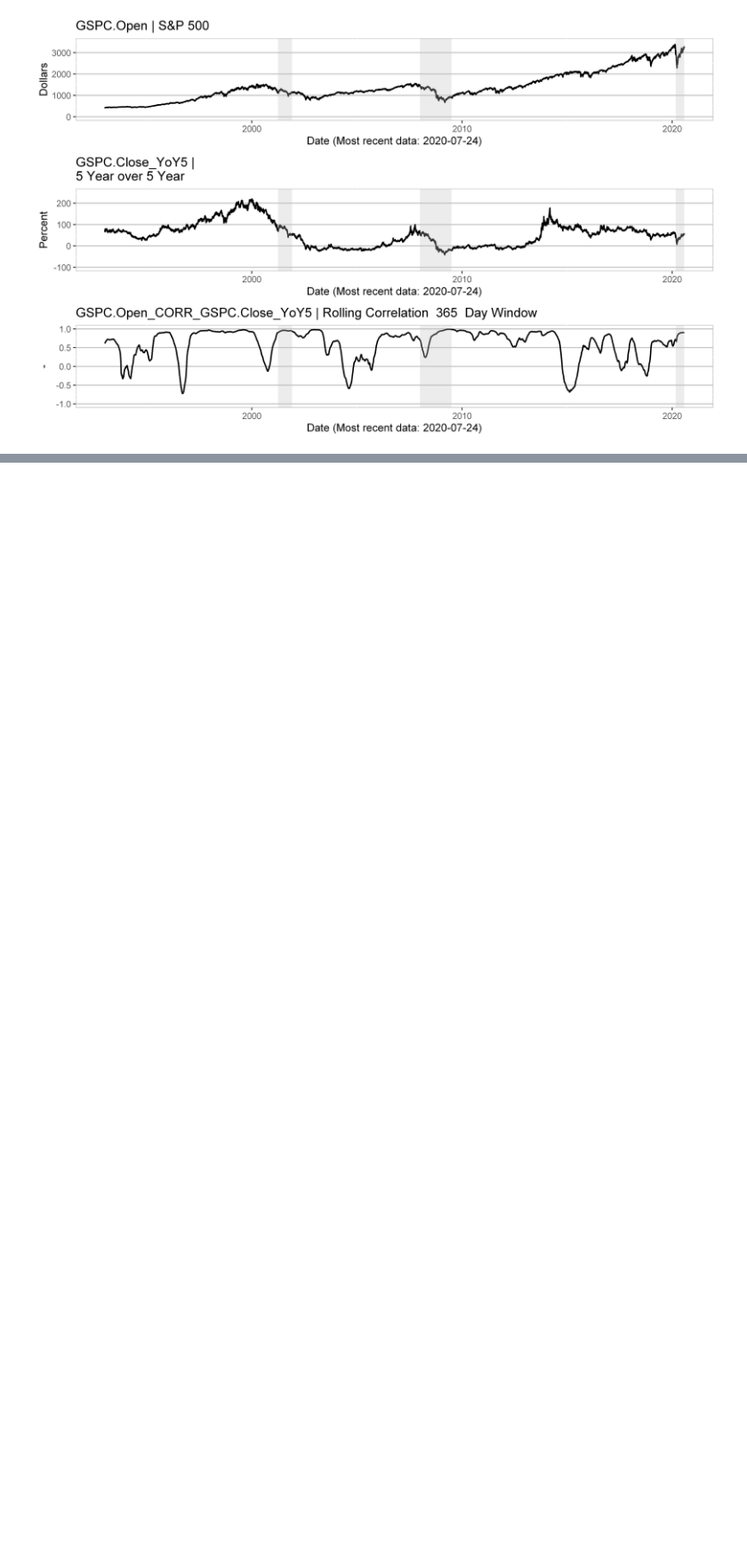
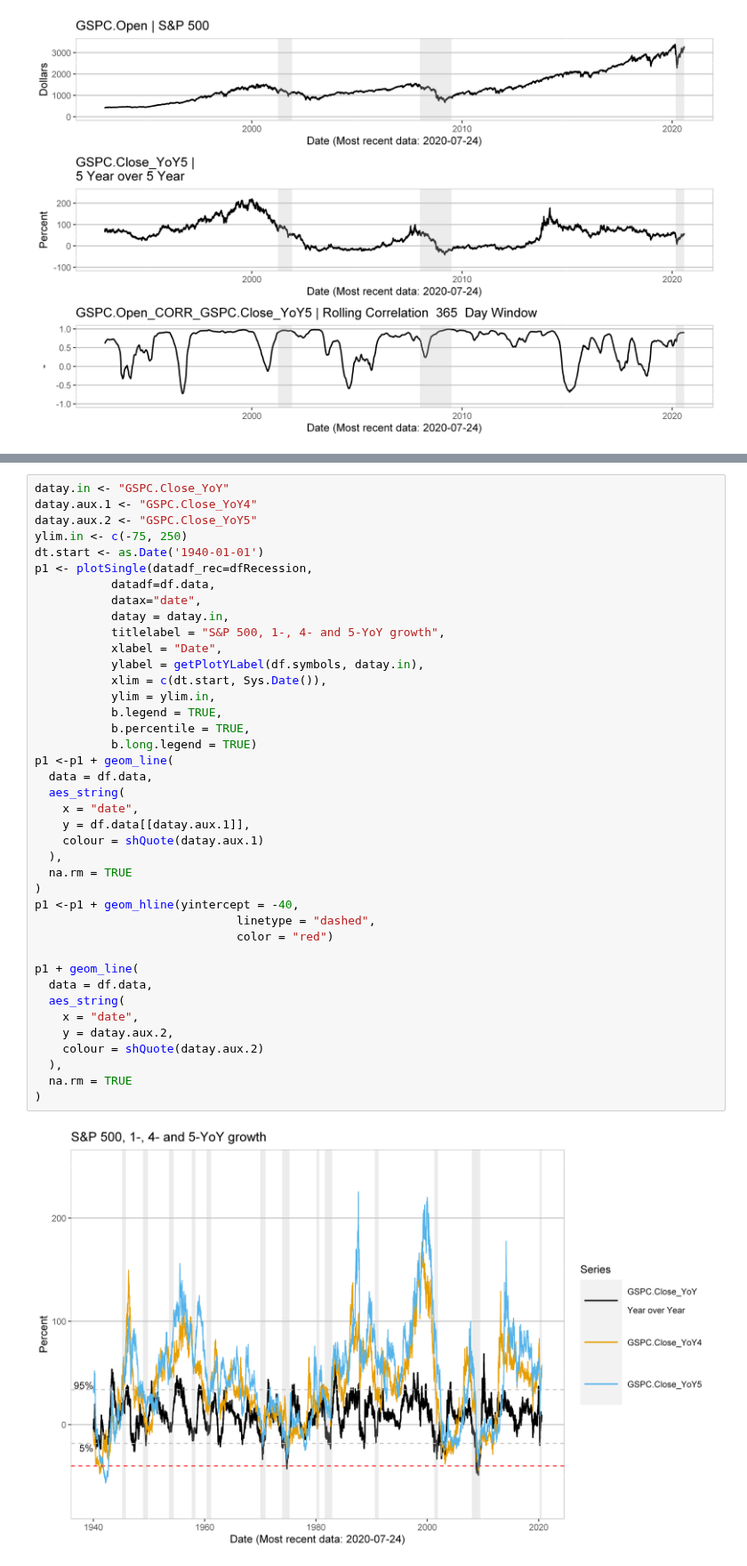
Before and after one commit to MoreCoffee12/Economics, a Jupyter notebook: Historical Relationships.ipynb, the cells around one changed output, grey strips where cells are left out. Shown at 89% size. Drawn from its saved outputs; the diff is of its cells as text; blank space fills up the shorter version.

```diff
--- a/Historical Relationships.ipynb
+++ b/Historical Relationships.ipynb
@@ -348,0 +351,42 @@ corrName <- calcRollingCorr(dfRecession, df.data, df.symbols, datay1, ylim1, dat
+# %%
+datay.in <- "GSPC.Close_YoY"
+datay.aux.1 <- "GSPC.Close_YoY4"
+datay.aux.2 <- "GSPC.Close_YoY5"
+ylim.in <- c(-75, 250)
+dt.start <- as.Date('1940-01-01')
+p1 <- plotSingle(datadf_rec=dfRecession,
+           datadf=df.data,
+           datax="date",
+           datay = datay.in,
+           titlelabel = "S&P 500, 1-, 4- and 5-YoY growth",
+           xlabel = "Date",
+           ylabel = getPlotYLabel(df.symbols, datay.in),
+           xlim = c(dt.start, Sys.Date()),
+           ylim = ylim.in,
+           b.legend = TRUE,
+           b.percentile = TRUE,
+           b.long.legend = TRUE)
+p1 <-p1 + geom_line(
+  data = df.data,
+  aes_string(
+    x = "date",
+    y = df.data[[datay.aux.1]],
+    colour = shQuote(datay.aux.1)
+  ),
+  na.rm = TRUE
+)
+p1 <-p1 + geom_hline(yintercept = -40,
+                             linetype = "dashed",
+                             color = "red")
+
+p1 + geom_line(
+  data = df.data,
+  aes_string(
+    x = "date",
+    y = datay.aux.2,
+    colour = shQuote(datay.aux.2)
+  ),
+  na.rm = TRUE
+)
+# %% [output]
+[figure, added]
```
Also changed, not shown: parts of 4 cells of this notebook, 1 other file.
